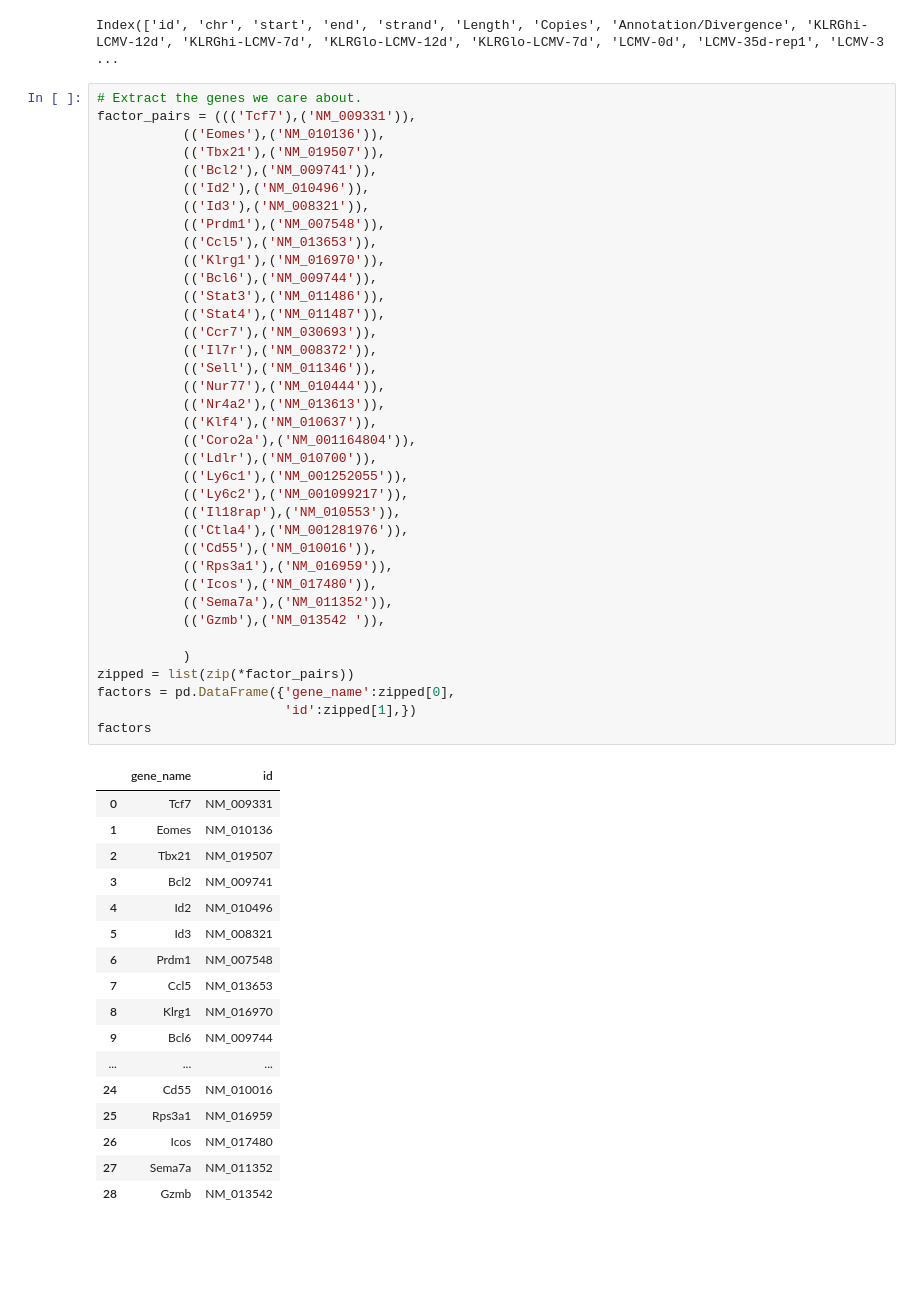
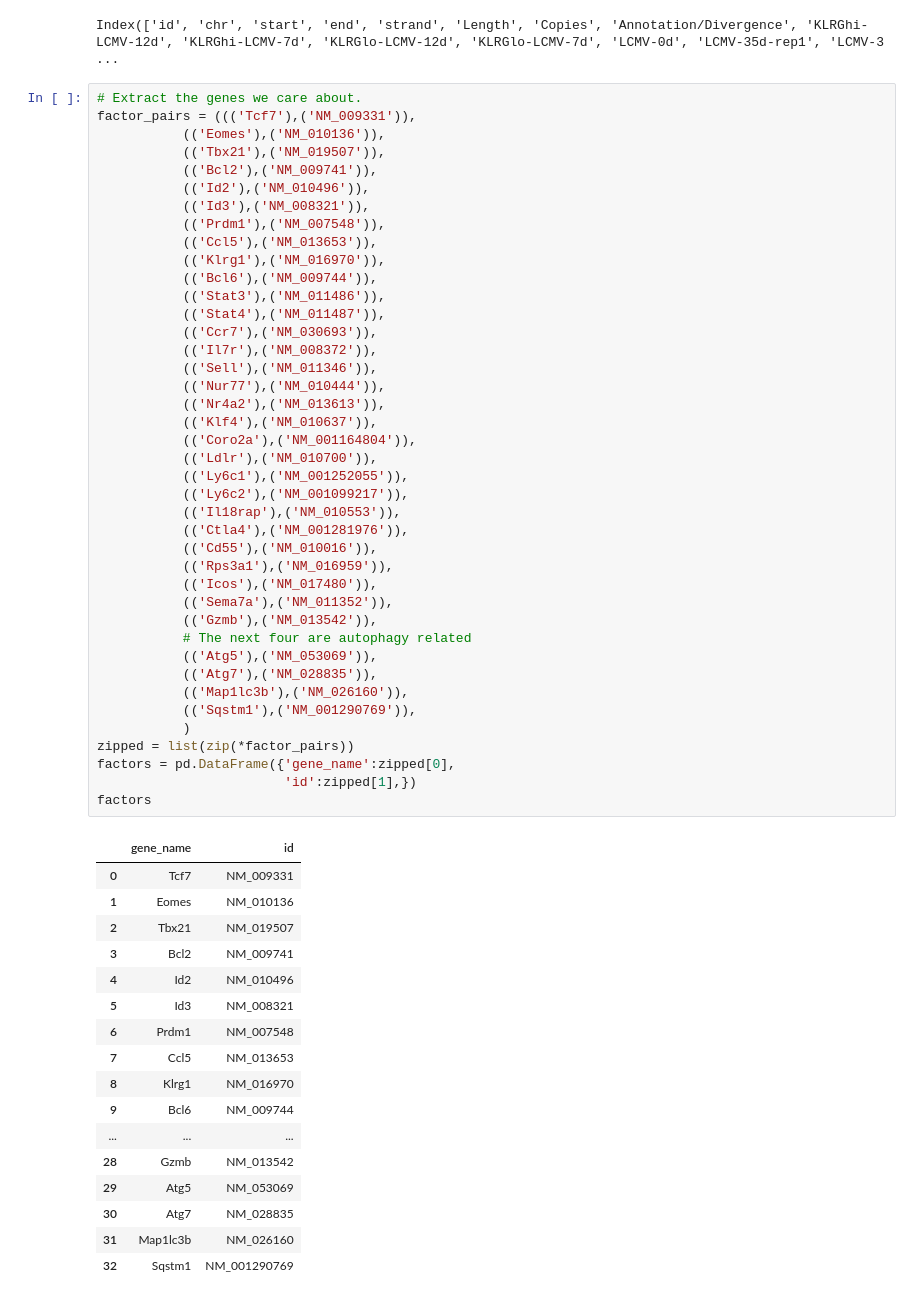
Before and after one commit to karmel/foxo1-cd8, a Jupyter notebook: foxo/genes/genes_of_interest.ipynb, the cells around one changed output. Saved outputs shown, nothing was run; the diff lists cells and outputs as text; blank space fills up the shorter version.

```diff
--- a/foxo/genes/genes_of_interest.ipynb
+++ b/foxo/genes/genes_of_interest.ipynb
@@ -51,40 +51,44 @@ factor_pairs = ((('Tcf7'),('NM_009331')),
            (('Nr4a2'),('NM_013613')),
            (('Klf4'),('NM_010637')),
            (('Coro2a'),('NM_001164804')),
            (('Ldlr'),('NM_010700')),
            (('Ly6c1'),('NM_001252055')),
            (('Ly6c2'),('NM_001099217')),
            (('Il18rap'),('NM_010553')),
            (('Ctla4'),('NM_001281976')),
            (('Cd55'),('NM_010016')),
            (('Rps3a1'),('NM_016959')),
            (('Icos'),('NM_017480')),
            (('Sema7a'),('NM_011352')),
-           (('Gzmb'),('NM_013542 ')),
-
+           (('Gzmb'),('NM_013542')),
+           # The next four are autophagy related
+           (('Atg5'),('NM_053069')),
+           (('Atg7'),('NM_028835')),
+           (('Map1lc3b'),('NM_026160')),
+           (('Sqstm1'),('NM_001290769')),
            )
 zipped = list(zip(*factor_pairs))
 factors = pd.DataFrame({'gene_name':zipped[0],
                         'id':zipped[1],})
 factors
 # %% [output]
 |  | gene_name | id |
 | 0 | Tcf7 | NM_009331 |
 | 1 | Eomes | NM_010136 |
 | 2 | Tbx21 | NM_019507 |
 | 3 | Bcl2 | NM_009741 |
 | 4 | Id2 | NM_010496 |
 | 5 | Id3 | NM_008321 |
 | 6 | Prdm1 | NM_007548 |
 | 7 | Ccl5 | NM_013653 |
 | 8 | Klrg1 | NM_016970 |
 | 9 | Bcl6 | NM_009744 |
 | ... | ... | ... |
-| 24 | Cd55 | NM_010016 |
-| 25 | Rps3a1 | NM_016959 |
-| 26 | Icos | NM_017480 |
-| 27 | Sema7a | NM_011352 |
 | 28 | Gzmb | NM_013542 |
+| 29 | Atg5 | NM_053069 |
+| 30 | Atg7 | NM_028835 |
+| 31 | Map1lc3b | NM_026160 |
+| 32 | Sqstm1 | NM_001290769 |
 # %%
 subdata = pd.merge(factors, data, on='id', how='inner')
 subdata.index = subdata['gene_name']
```
Also changed, not shown: parts of 2 cells of this notebook, 24 other files.
